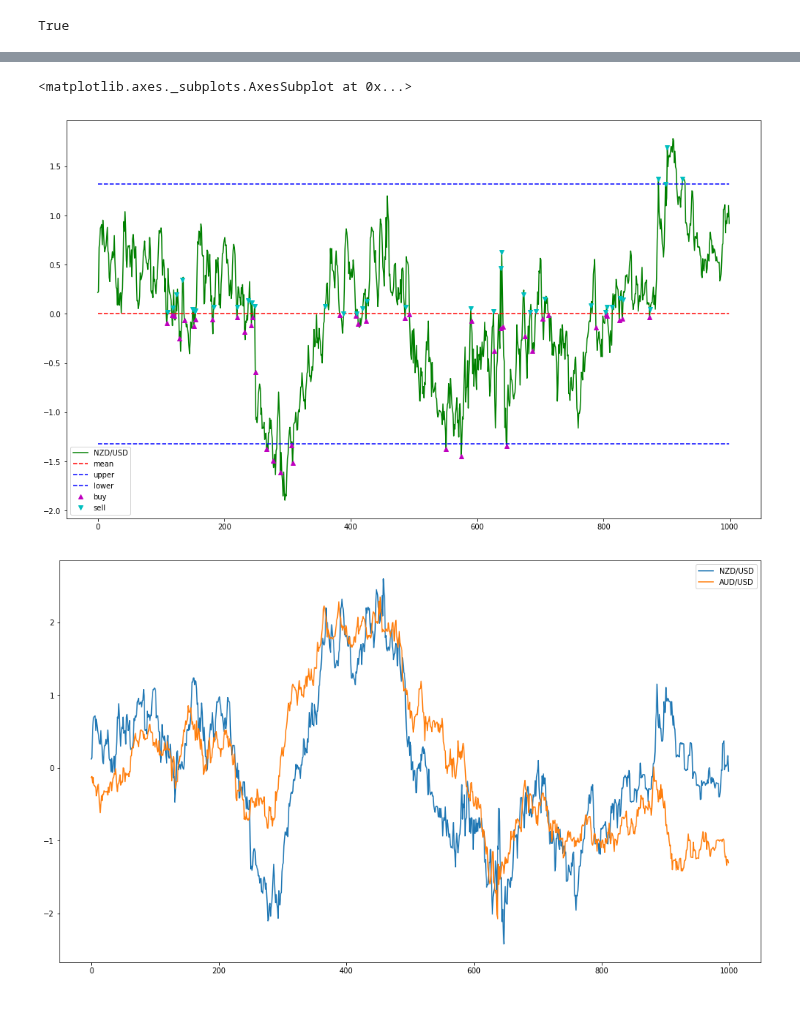
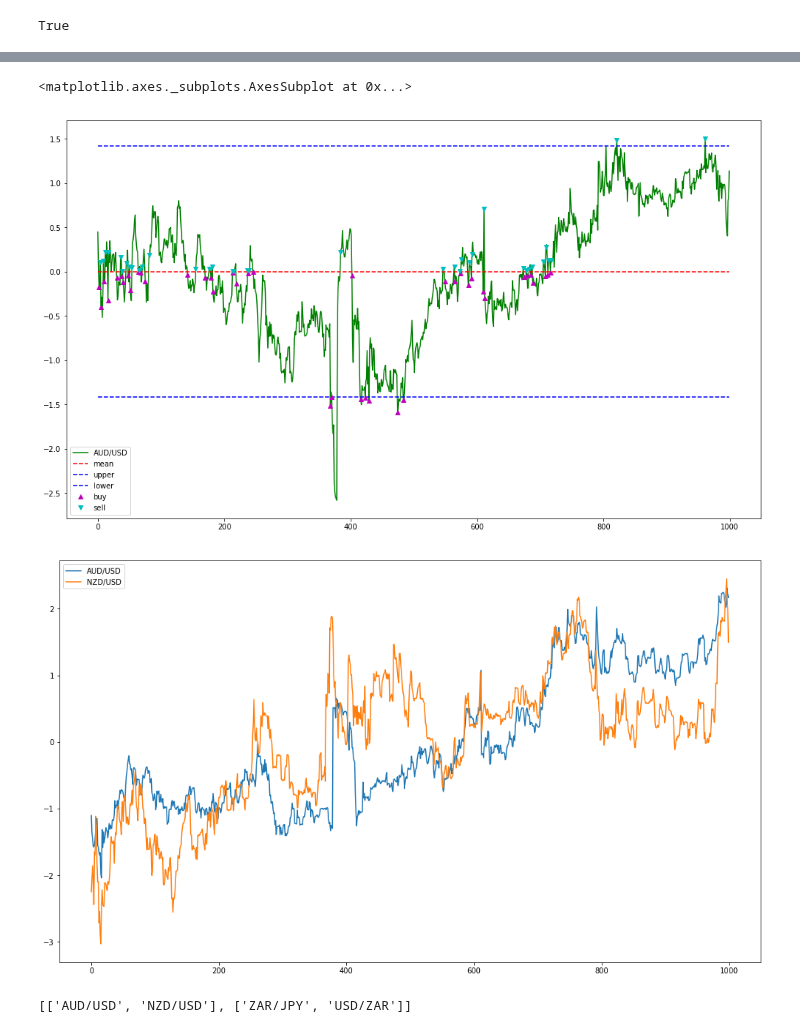
Before and after one commit to jtblog/FXCM_Python, a Jupyter notebook: FXCM Trader.ipynb, the cells around one changed output, grey strips where cells are left out. Drawn from its saved outputs; the diff is of its cells as text; code cells hidden in the pictures.

```diff
--- a/FXCM Trader.ipynb
+++ b/FXCM Trader.ipynb
@@ -170,10 +171,16 @@ shd_obj.coint_mat
 # %%
-y = 'NZD/USD'
-x = 'AUD/USD'
+y = 'AUD/USD'
+x = 'NZD/USD'
 shd_obj.pairwise_spreadplot(y, x)
-#shd_obj.pairwise_spread(y)
+#help(shd_obj.pairwise_spread(y))
 shd_obj.pairwise_plot(y, x)
 # %% [output]
 <matplotlib.axes._subplots.AxesSubplot at 0x...>
-[figure, old version]
+[figure, new version]
-[figure, old version]
+[figure, new version]
+# %%
+#shd_obj.pair_selection()
+shd_obj.ipairs
+#shd_obj.corr_mat
+# %% [output]
+[['AUD/USD', 'NZD/USD'], ['ZAR/JPY', 'USD/ZAR']]
```
Also changed, not shown: parts of 10 cells of this notebook, 2 other files.
